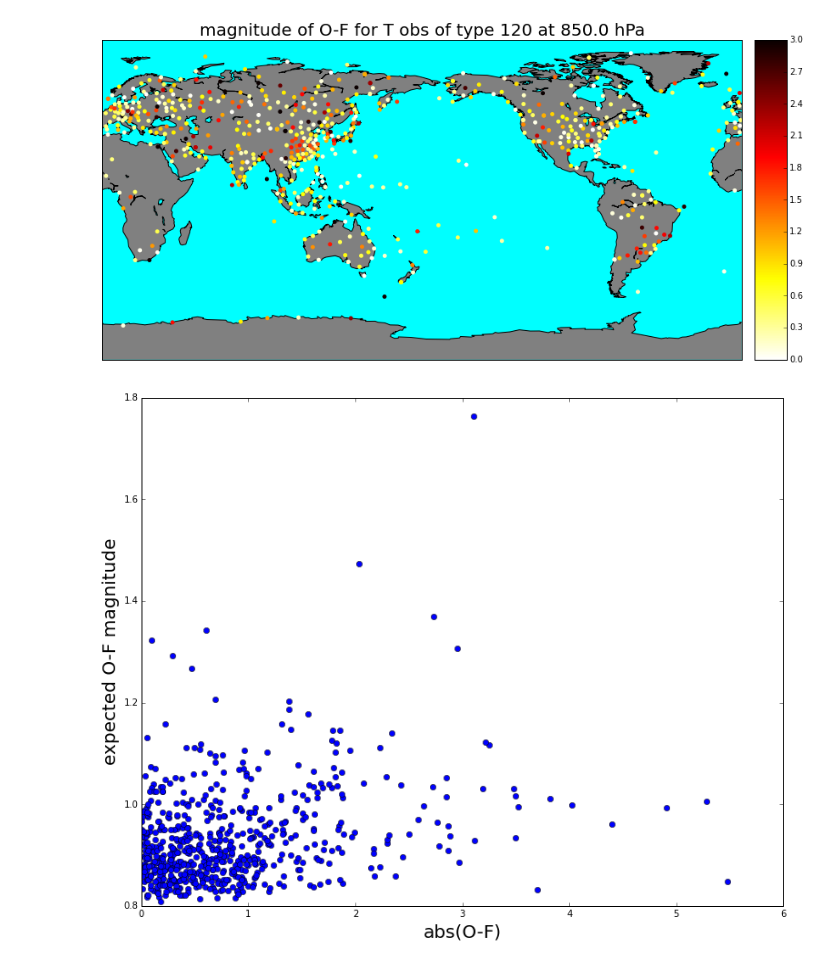
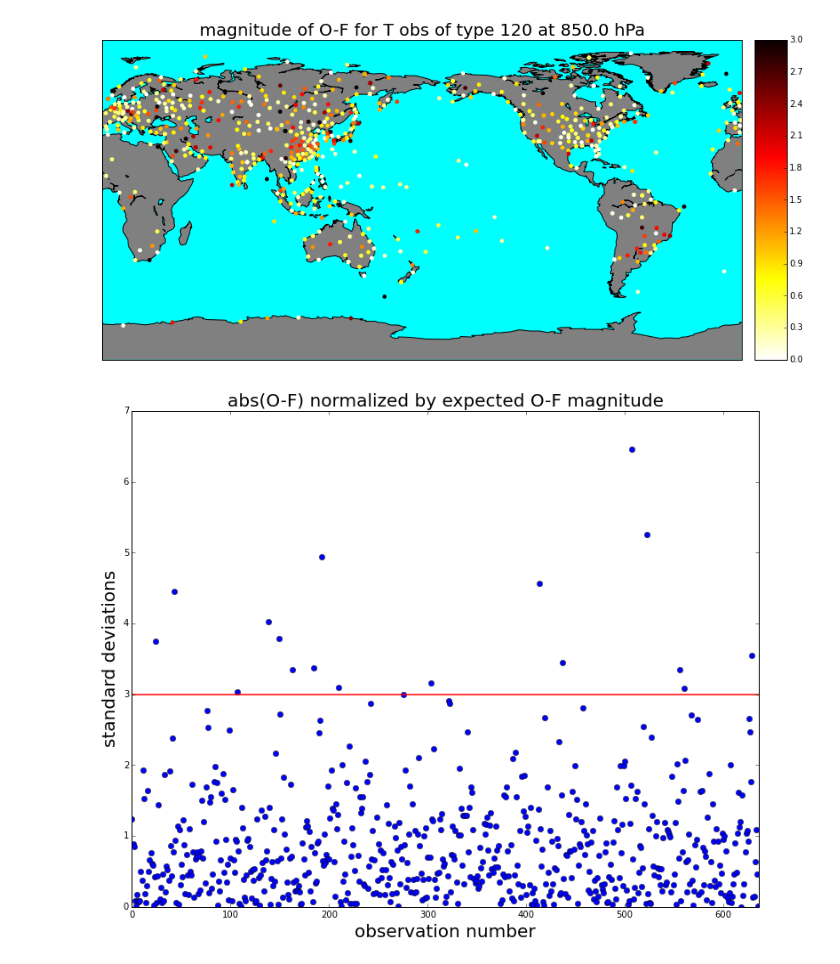
Before and after one commit to tevch/py-ncepbufr, a Jupyter notebook: utils/prepbufrnc.ipynb, the cells around one changed output. Saved outputs shown, nothing was run; the diff lists cells and outputs as text; code cells hidden in the pictures.

```diff
--- a/utils/prepbufrnc.ipynb
+++ b/utils/prepbufrnc.ipynb
@@ -75,9 +75,13 @@ txt=plt.title('magnitude of O-F for %s obs of type %s at %s hPa' % (obtype, obco
 [figure]
 # %%
 # create scatter plot of expected vs actual O-F magnitude (for data used by GSI)
-fig=plt.figure(figsize=(14,10))
-p=plt.plot(np.abs(obs-gsiges)[idx],np.sqrt((enssprd**2+bufrerr**2)[idx]),'o')
-xlab=plt.xlabel('abs(O-F)',fontsize=20)
-ylab=plt.ylabel('expected O-F magnitude',fontsize=20)
+# data above red line has a high probability of being bad
+fig = plt.figure(figsize=(14,10))
+p = plt.plot(np.abs(obs-gsiges)[idx]/np.sqrt((enssprd**2+bufrerr**2)[idx]),'o')
+xlab = plt.xlabel('observation number',fontsize=20)
+plt.xlim(0,len(idx))
+ylab = plt.ylabel('standard deviations',fontsize=20)
+hline = plt.axhline(3,color='r')
+title = plt.title('abs(O-F) normalized by expected O-F magnitude',fontsize=20)
 # %% [output]
-[figure, old version]
+[figure, new version]
```
